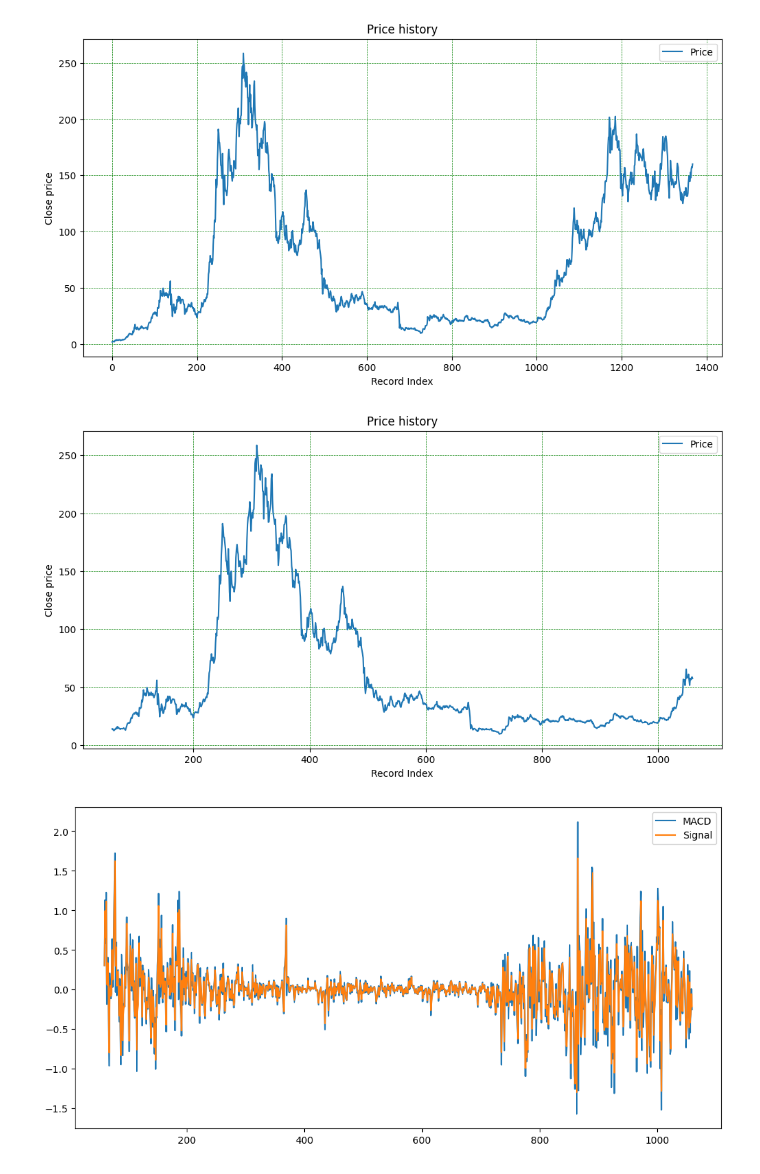
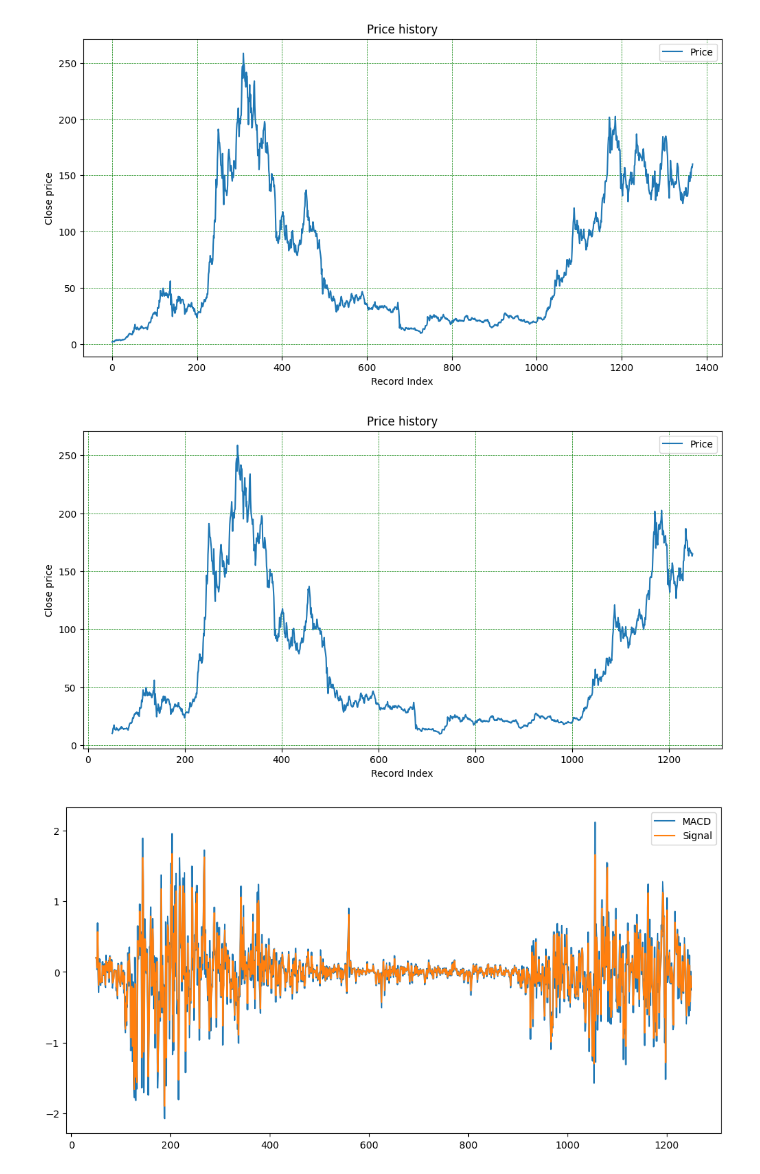
Before and after one commit to ZussmanFranz/Politechnika_Gdanska, a Jupyter notebook: Sem4/MN/project1/project1.ipynb, the cells around one changed output. Drawn from its saved outputs; the diff is of its cells as text; code cells hidden in the pictures.

```diff
--- a/Sem4/MN/project1/project1.ipynb
+++ b/Sem4/MN/project1/project1.ipynb
@@ -168,8 +192,8 @@ print(data_frame.info)
 close_data = data_frame.get("Close").tolist()   # Price and the end of the day
 time_data = data_frame.get("time").tolist()     # Corresponding days
 
-analyzed_from = 60
-analyzed_to = 1060
+analyzed_from = 50
+analyzed_to = 1250
 
 n_records = len(close_data)
 n_records_analyzed = analyzed_to - analyzed_from
@@ -201,18 +225,14 @@ plot_price_history(x_full, close_data)
 # %%
 plot_price_history(x_analyzed, close_data)
 # %% [output]
-[figure, old version]
+[figure, new version]
 # %%
 macd_values = MACD_values(n_records_analyzed, close_data)
 signal_values = Signal_values(n_records_analyzed, macd_values)
 
-plt.figure(figsize=(12, 6))
-plt.plot(x_analyzed, macd_values, label="MACD")
-plt.plot(x_analyzed, signal_values, label="Signal")
-plt.legend()
-plt.show()
+plot_macd_signal(x_analyzed, macd_values, signal_values)
 # %% [output]
-[figure, old version]
+[figure, new version]
 # %%
 # For transaction decision me are interested in MACD Signal difference
 macd_signal_difference = np.subtract(macd_values, signal_values)
```
Also changed, not shown: parts of 9 cells of this notebook.
